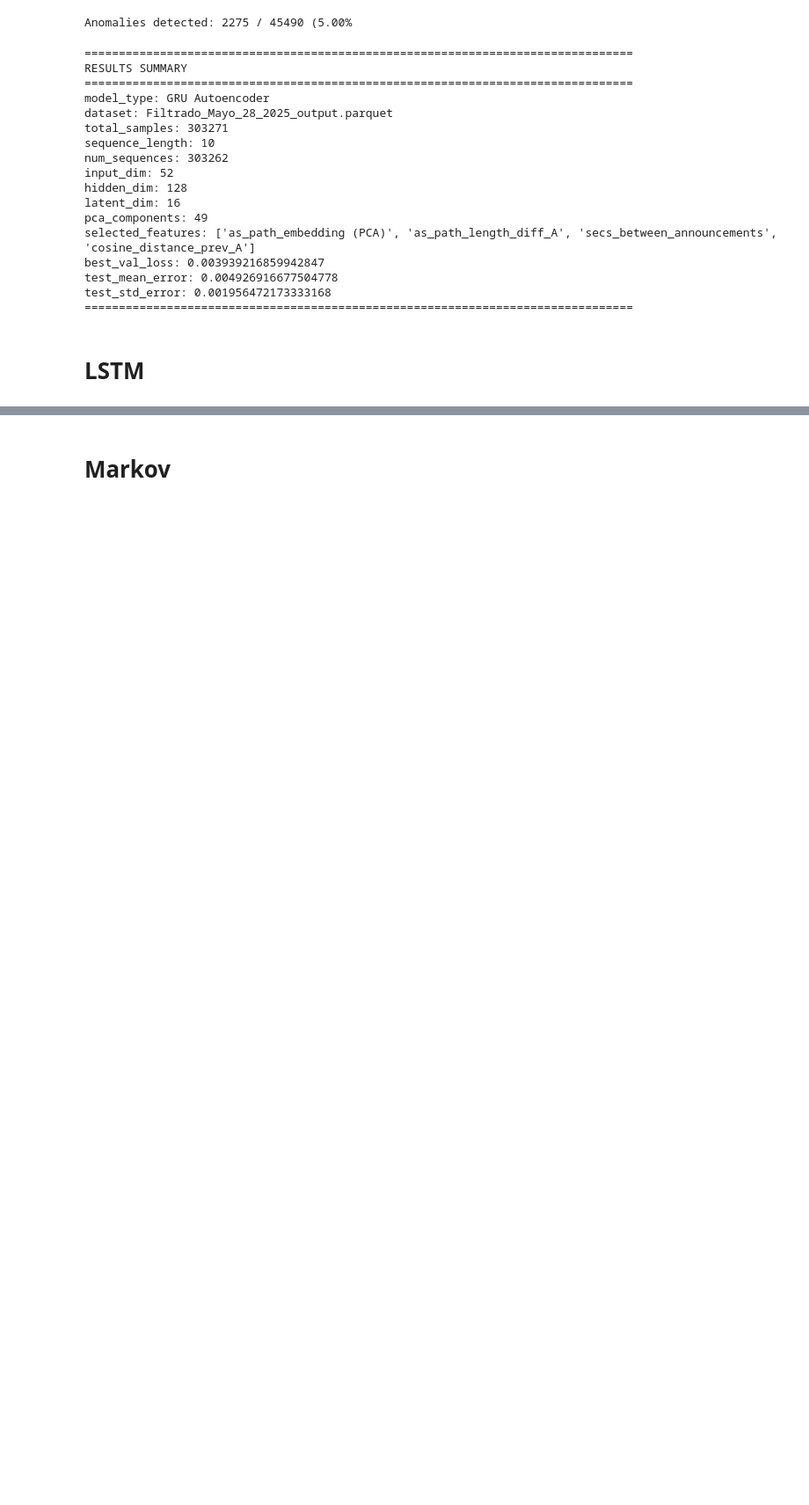
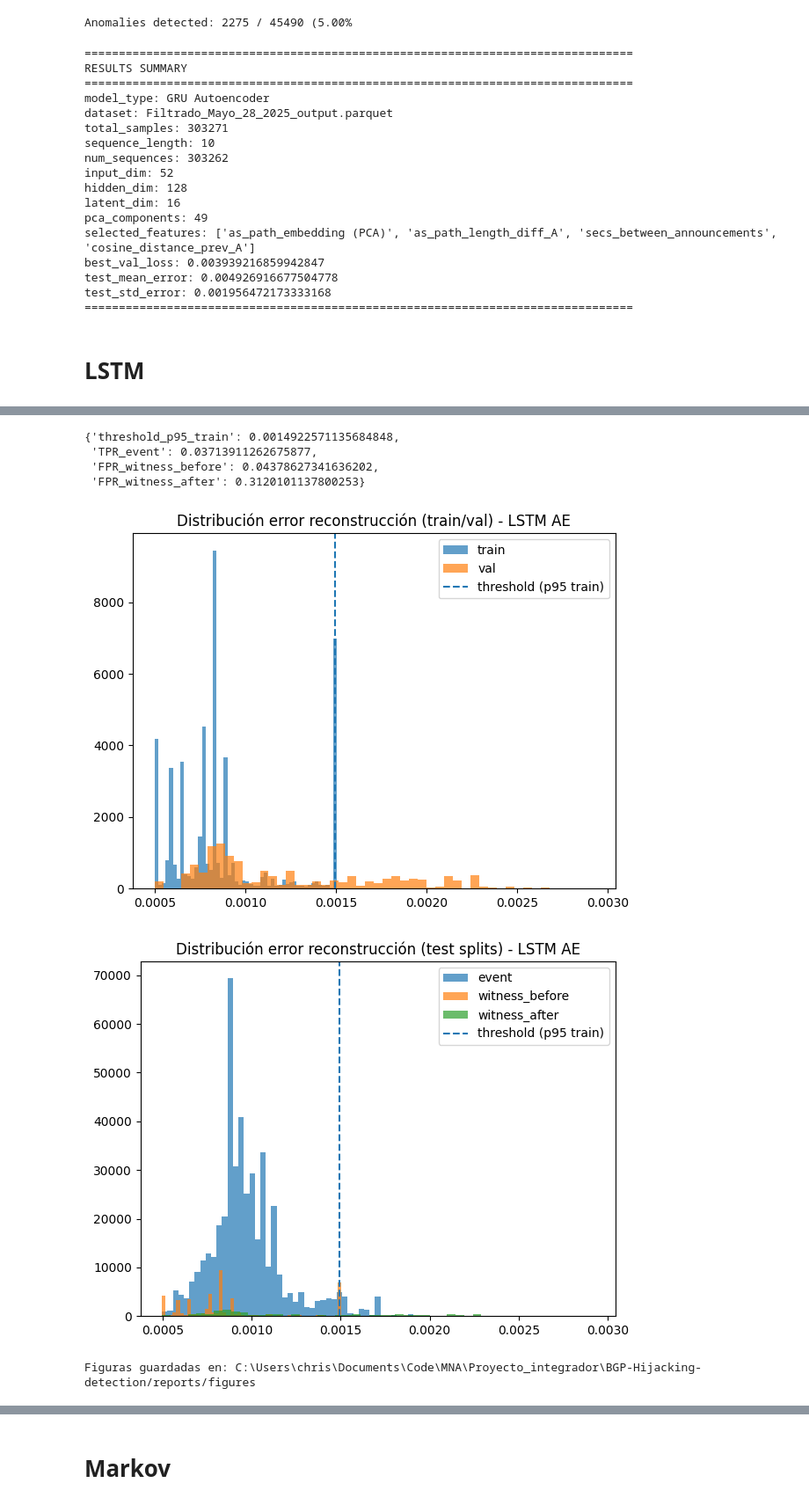
Before and after one commit to Proyecto-Integragor-Equipo-52/BGP-Hijacking-detection, a Jupyter notebook: notebooks/Avance4.52Equipo.ipynb, the cells around one changed output, grey strips where cells are left out. Shown at 88% size. Saved outputs shown, nothing was run; the diff lists cells and outputs as text; code cells hidden in the pictures; blank space fills up the shorter version.

```diff
--- a/notebooks/Avance4.52Equipo.ipynb
+++ b/notebooks/Avance4.52Equipo.ipynb
@@ -776,7 +803,7 @@ class LSTMAE(nn.Module):
 
 if input_dim == 0:
     raise ValueError("input_dim=0: no hay features para el modelo. Revisa pasos previos.")
-model = LSTMAE(input_dim=input_dim, hidden_dim=128, latent_dim=64, num_layers=2, dropout=0.1).to(DEVICE)
+model = LSTMAE(input_dim=input_dim, hidden_dim=128, latent_dim=64, num_layers=2, dropout=0.1).to(device)
 crit = nn.MSELoss(reduction="mean")
 opt = torch.optim.Adam(model.parameters(), lr=1e-3, weight_decay=1e-4)
 # %%
@@ -824,7 +866,7 @@ def reconstruction_errors(dloader):
     model.eval()
     errs = []
     for xb in dloader:
-        xb = xb.to(DEVICE)
+        xb = xb.to(device)
         yhat, _ = model(xb)
         e = ((yhat - xb)**2).mean(dim=(1,2)).detach().cpu().numpy()
         errs.append(e)
@@ -869,26 +929,34 @@ metrics_core = {
     "FPR_witness_after": rate(err_wa, threshold),
 }
 metrics_core
+# %% [output]
+{'threshold_p95_train': 0.0014922571135684848,
+ 'TPR_event': 0.03713911262675877,
+ 'FPR_witness_before': 0.04378627341636202,
+ 'FPR_witness_after': 0.3120101137800253}
 # %%
 # [15] Figuras: histogramas de error y guardado.
 plt.figure()
 if err_train.size>0: plt.hist(err_train, bins=50, alpha=0.7, label="train")
 if err_val.size>0:   plt.hist(err_val,   bins=50, alpha=0.7, label="val")
 if not math.isnan(metrics_core["threshold_p95_train"]):
     plt.axvline(metrics_core["threshold_p95_train"], linestyle="--", label="threshold (p95 train)")
 plt.title("Distribución error reconstrucción (train/val) - LSTM AE")
-plt.legend(); plt.tight_layout(); plt.savefig(os.path.join(FIG_DIR, "lstm_error_hist_train_val.png")); plt.close()
-
+plt.legend(); plt.tight_layout(); plt.savefig(os.path.join(FIG_DIR, "lstm_error_hist_train_val.png"));plt.show();
 plt.figure()
 if err_te.size>0: plt.hist(err_te, bins=50, alpha=0.7, label="event")
 if err_wb.size>0: plt.hist(err_wb, bins=50, alpha=0.7, label="witness_before")
 if err_wa.size>0: plt.hist(err_wa, bins=50, alpha=0.7, label="witness_after")
 if not math.isnan(metrics_core["threshold_p95_train"]):
     plt.axvline(metrics_core["threshold_p95_train"], linestyle="--", label="threshold (p95 train)")
 plt.title("Distribución error reconstrucción (test splits) - LSTM AE")
-plt.legend(); plt.tight_layout(); plt.savefig(os.path.join(FIG_DIR, "lstm_error_hist_tests.png")); plt.close()
+plt.legend(); plt.tight_layout(); plt.savefig(os.path.join(FIG_DIR, "lstm_error_hist_tests.png"));plt.show(); plt.close()
 
 print("Figuras guardadas en:", FIG_DIR)
+# %% [output]
+[figure, added]
+[figure, added]
+Figuras guardadas en: C:\Users\chris\Documents\Code\MNA\Proyecto_integrador\BGP-Hijacking-detection/reports/figures
 # %%
 # [16] Persistencia: guardar métricas y configuración del modelo.
 out_metrics = {
```
Also changed, not shown: parts of 46 cells of this notebook.
